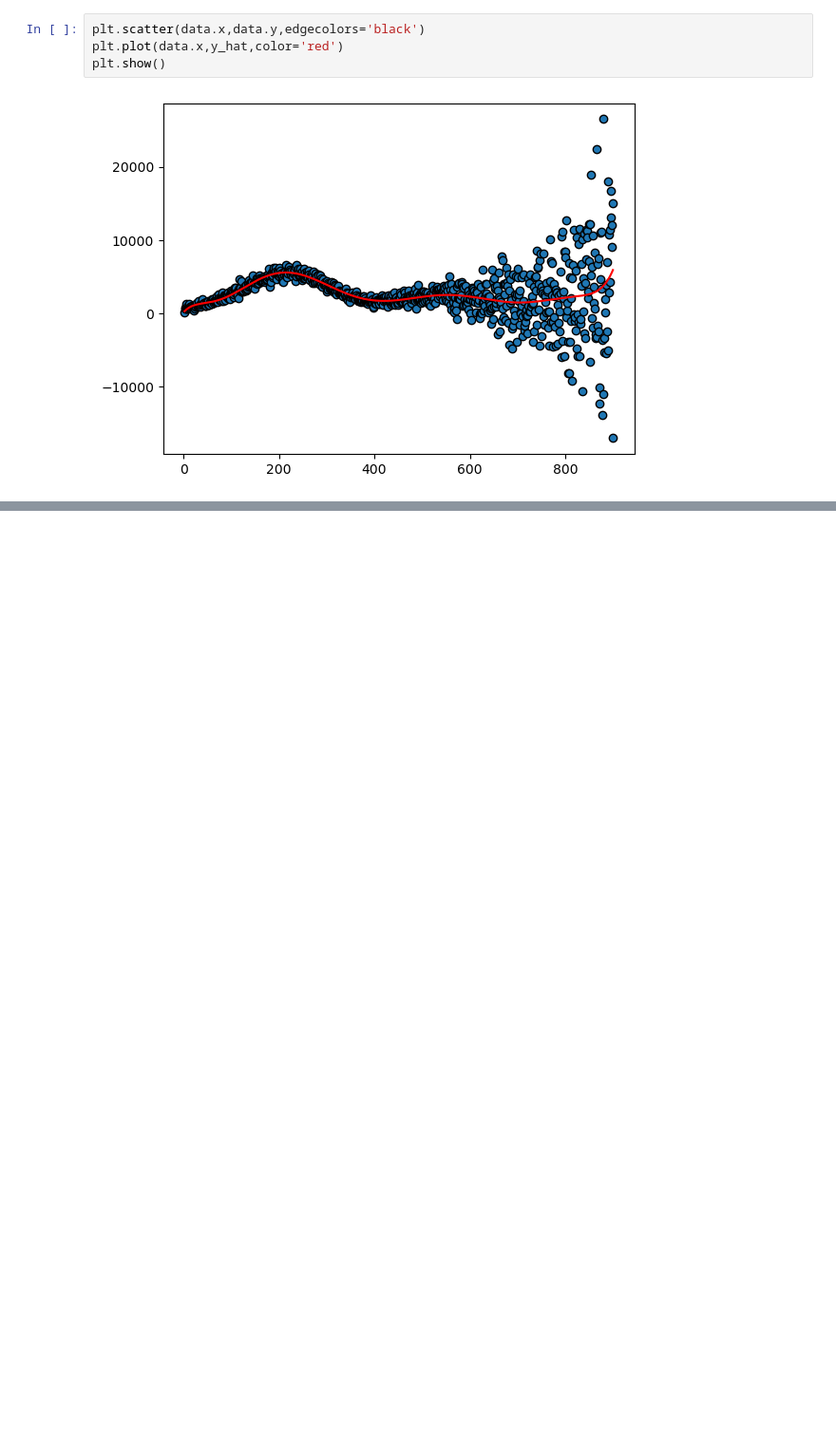
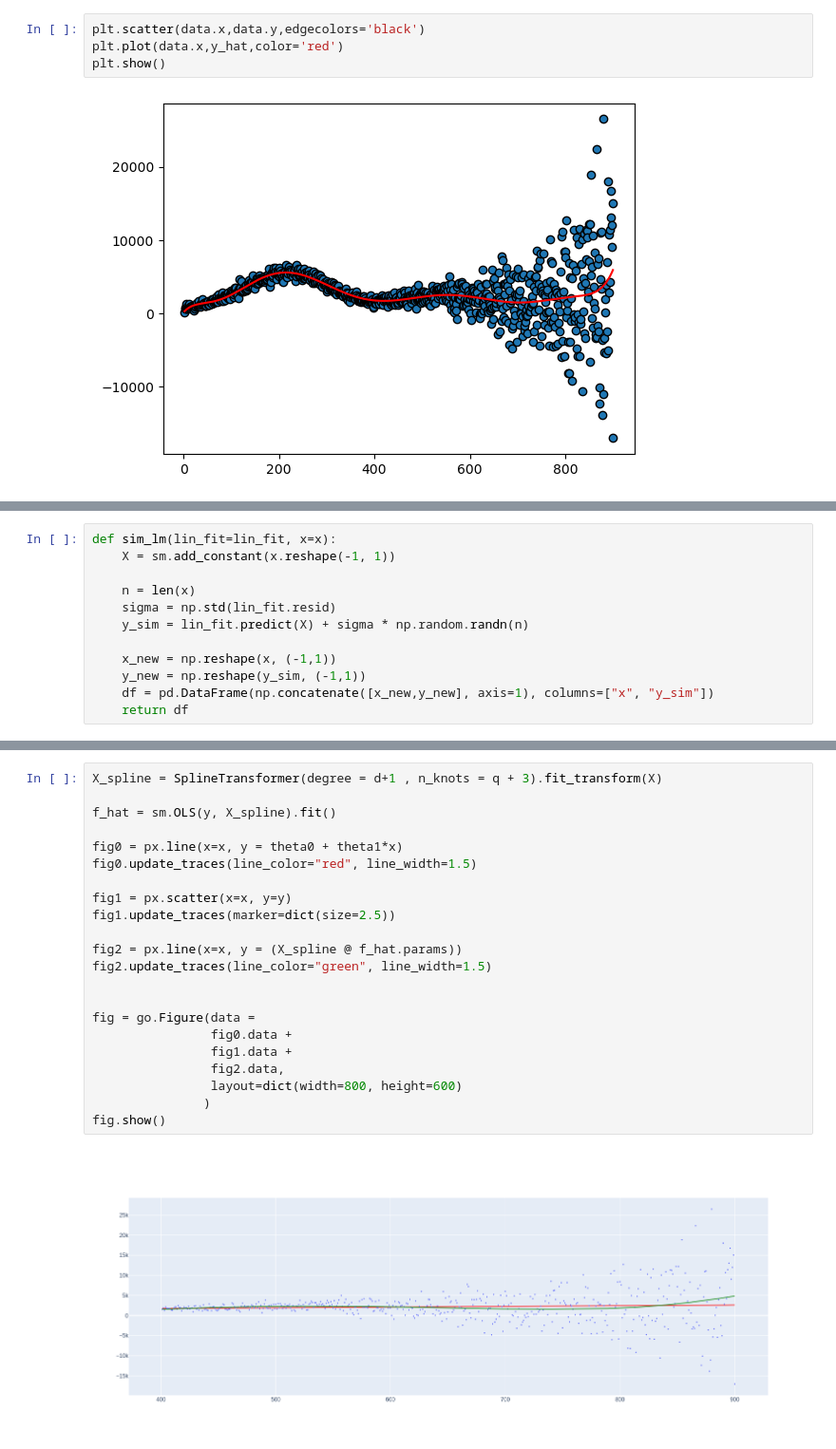
Before and after one commit to FilMastro/SL-homework1, a Jupyter notebook: hw1.ipynb, the cells around one changed output, grey strips where cells are left out. Shown at 95% size. Drawn from its saved outputs; the diff is of its cells as text; blank space fills up the shorter version.

```diff
--- a/hw1.ipynb
+++ b/hw1.ipynb
@@ -404,0 +552,12 @@ plt.show()
+# %%
+def sim_lm(lin_fit=lin_fit, x=x):
+    X = sm.add_constant(x.reshape(-1, 1))
+
+    n = len(x)
+    sigma = np.std(lin_fit.resid)
+    y_sim = lin_fit.predict(X) + sigma * np.random.randn(n)
+
+    x_new = np.reshape(x, (-1,1))
+    y_new = np.reshape(y_sim, (-1,1))
+    df = pd.DataFrame(np.concatenate([x_new,y_new], axis=1), columns=["x", "y_sim"])
+    return df
@@ -404,0 +644,24 @@ plt.show()
+# %%
+X_spline = SplineTransformer(degree = d+1 , n_knots = q + 3).fit_transform(X)
+
+f_hat = sm.OLS(y, X_spline).fit()
+
+fig0 = px.line(x=x, y = theta0 + theta1*x)
+fig0.update_traces(line_color="red", line_width=1.5)
+
+fig1 = px.scatter(x=x, y=y)
+fig1.update_traces(marker=dict(size=2.5))
+
+fig2 = px.line(x=x, y = (X_spline @ f_hat.params))
+fig2.update_traces(line_color="green", line_width=1.5)
+
+
+fig = go.Figure(data =
+                fig0.data +
+                fig1.data +
+                fig2.data,
+                layout=dict(width=800, height=600)
+               )
+fig.show()
+# %% [output]
+[figure, added]
```
Also changed, not shown: parts of 28 cells of this notebook.
